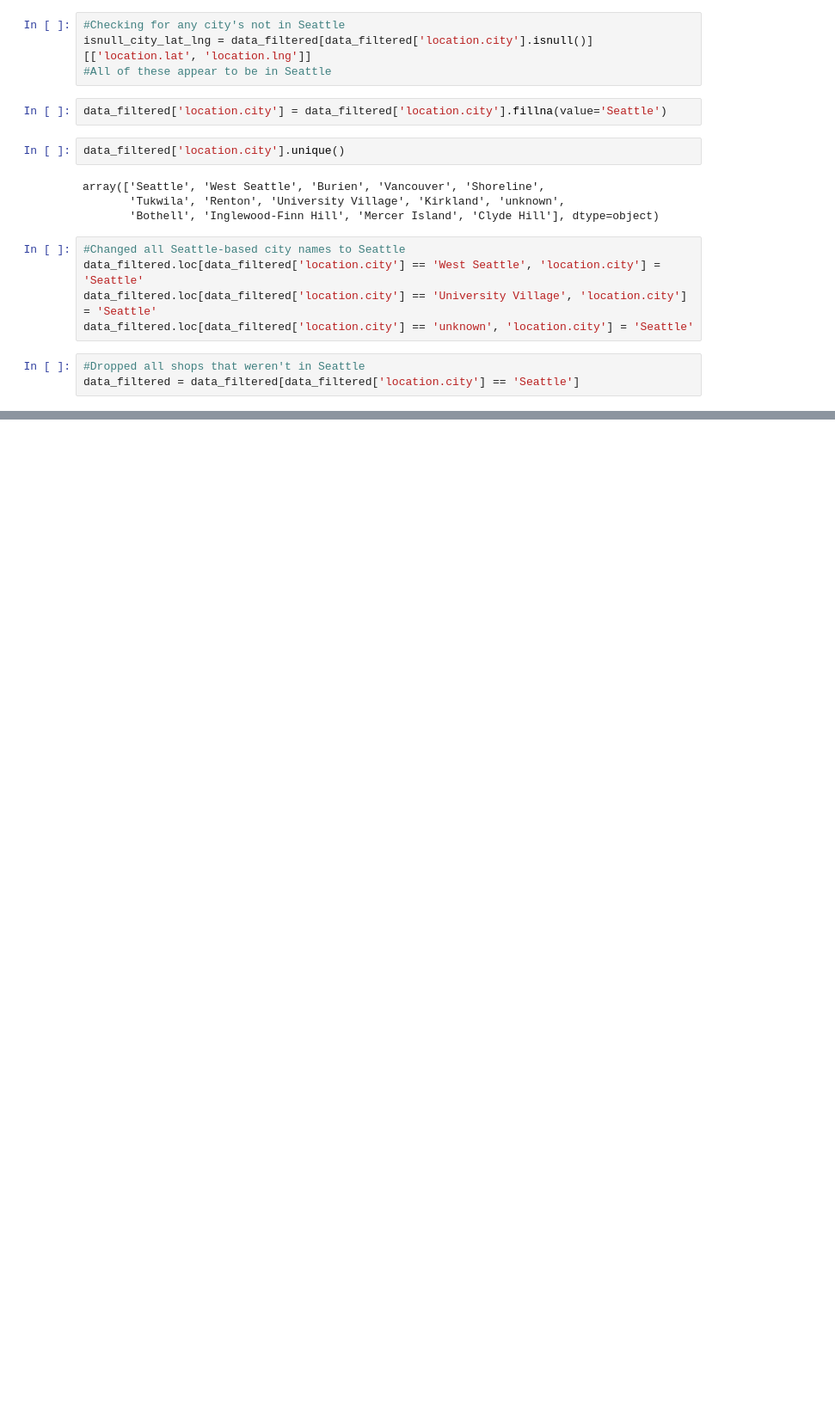
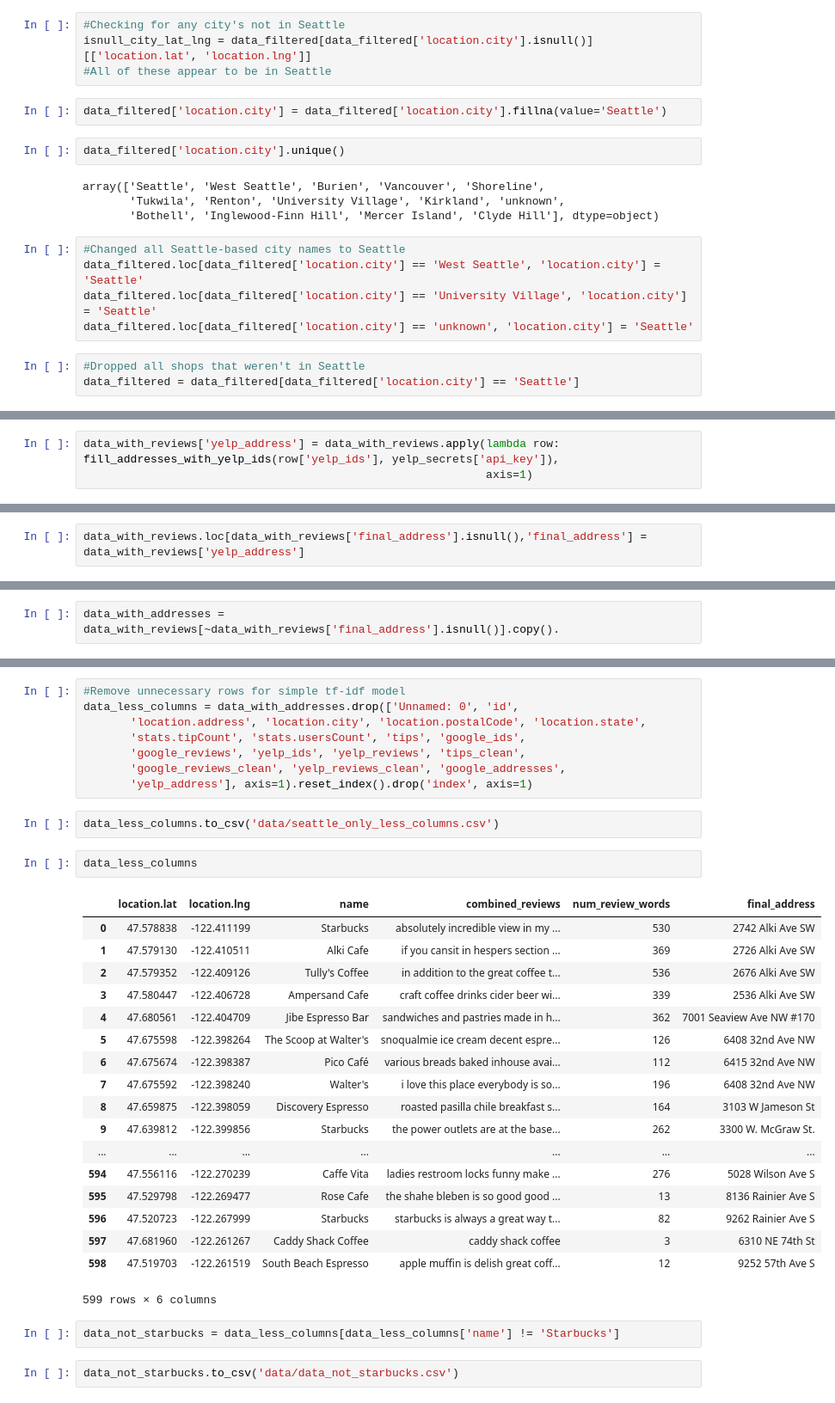
Before and after one commit to crredding/capstone_project, a Jupyter notebook: data_generation_notebook.ipynb, the cells around one changed output, grey strips where cells are left out. Shown: that part at 86% size. Drawn from its saved outputs; the diff is of its cells as text; blank space fills up the shorter version.

Commit message:
Update with 1st crummy model

```diff
--- a/data_generation_notebook.ipynb
+++ b/data_generation_notebook.ipynb
@@ -566,0 +615,3 @@ data_with_reviews = data_filtered[data_filtered['num_review_words'] > 0]
+# %%
+data_with_reviews['yelp_address'] = data_with_reviews.apply(lambda row: fill_addresses_with_yelp_ids(row['yelp_ids'], yelp_secrets['api_key']),
+                                                            axis=1)
@@ -566,0 +623,2 @@ data_with_reviews = data_filtered[data_filtered['num_review_words'] > 0]
+# %%
+data_with_reviews.loc[data_with_reviews['final_address'].isnull(),'final_address'] = data_with_reviews['yelp_address']
@@ -567 +633,3 @@ data_with_reviews = data_filtered[data_filtered['num_review_words'] > 0]
+# %%
+data_with_addresses = data_with_reviews[~data_with_reviews['final_address'].isnull()].copy().
 # %%
@@ -597,0 +646,35 @@ clean_data_with_reviews = data_filtered.drop
+# %%
+#Remove unnecessary rows for simple tf-idf model
+data_less_columns = data_with_addresses.drop(['Unnamed: 0', 'id',
+       'location.address', 'location.city', 'location.postalCode', 'location.state',
+       'stats.tipCount', 'stats.usersCount', 'tips', 'google_ids',
+       'google_reviews', 'yelp_ids', 'yelp_reviews', 'tips_clean',
+       'google_reviews_clean', 'yelp_reviews_clean', 'google_addresses',
+       'yelp_address'], axis=1).reset_index().drop('index', axis=1)
+# %%
+data_less_columns.to_csv('data/seattle_only_less_columns.csv')
+# %%
+data_less_columns
+# %% [output]
+|  | location.lat | location.lng | name | combined_reviews | num_review_words | final_address |
+| 0 | 47.578838 | -122.411199 | Starbucks | absolutely incredible view in my ... | 530 | 2742 Alki Ave SW |
+| 1 | 47.579130 | -122.410511 | Alki Cafe | if you cansit in hespers section ... | 369 | 2726 Alki Ave SW |
+| 2 | 47.579352 | -122.409126 | Tully's Coffee | in addition to the great coffee t... | 536 | 2676 Alki Ave SW |
+| 3 | 47.580447 | -122.406728 | Ampersand Cafe | craft coffee drinks cider beer wi... | 339 | 2536 Alki Ave SW |
+| 4 | 47.680561 | -122.404709 | Jibe Espresso Bar | sandwiches and pastries made in h... | 362 | 7001 Seaview Ave NW #170 |
+| 5 | 47.675598 | -122.398264 | The Scoop at Walter's | snoqualmie ice cream decent espre... | 126 | 6408 32nd Ave NW |
+| 6 | 47.675674 | -122.398387 | Pico Café | various breads baked inhouse avai... | 112 | 6415 32nd Ave NW |
+| 7 | 47.675592 | -122.398240 | Walter's | i love this place everybody is so... | 196 | 6408 32nd Ave NW |
+| 8 | 47.659875 | -122.398059 | Discovery Espresso | roasted pasilla chile breakfast s... | 164 | 3103 W Jameson St |
+| 9 | 47.639812 | -122.399856 | Starbucks | the power outlets are at the base... | 262 | 3300 W. McGraw St. |
+| ... | ... | ... | ... | ... | ... | ... |
+| 594 | 47.556116 | -122.270239 | Caffe Vita | ladies restroom locks funny make ... | 276 | 5028 Wilson Ave S |
+| 595 | 47.529798 | -122.269477 | Rose Cafe | the shahe bleben is so good good ... | 13 | 8136 Rainier Ave S |
+| 596 | 47.520723 | -122.267999 | Starbucks | starbucks is always a great way t... | 82 | 9262 Rainier Ave S |
+| 597 | 47.681960 | -122.261267 | Caddy Shack Coffee | caddy shack coffee | 3 | 6310 NE 74th St |
+| 598 | 47.519703 | -122.261519 | South Beach Espresso | apple muffin is delish great coff... | 12 | 9252 57th Ave S |
+599 rows × 6 columns
+# %%
+data_not_starbucks = data_less_columns[data_less_columns['name'] != 'Starbucks']
+# %%
+data_not_starbucks.to_csv('data/data_not_starbucks.csv')
```
Also changed, not shown: parts of 19 cells of this notebook, 8 other files.
